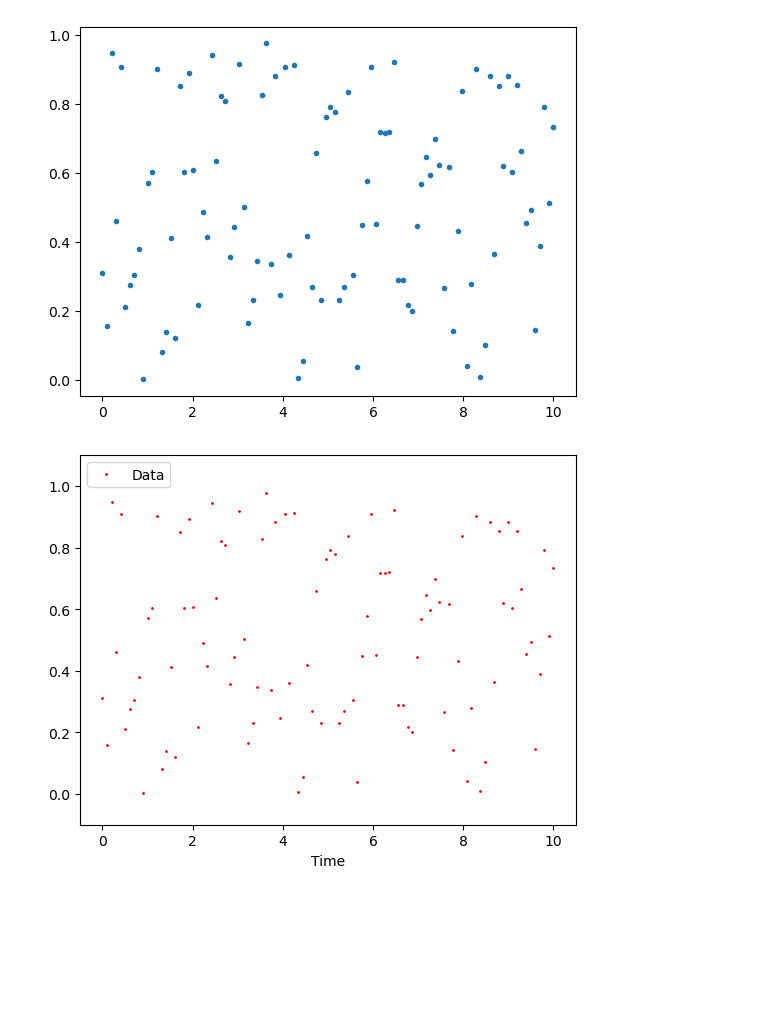
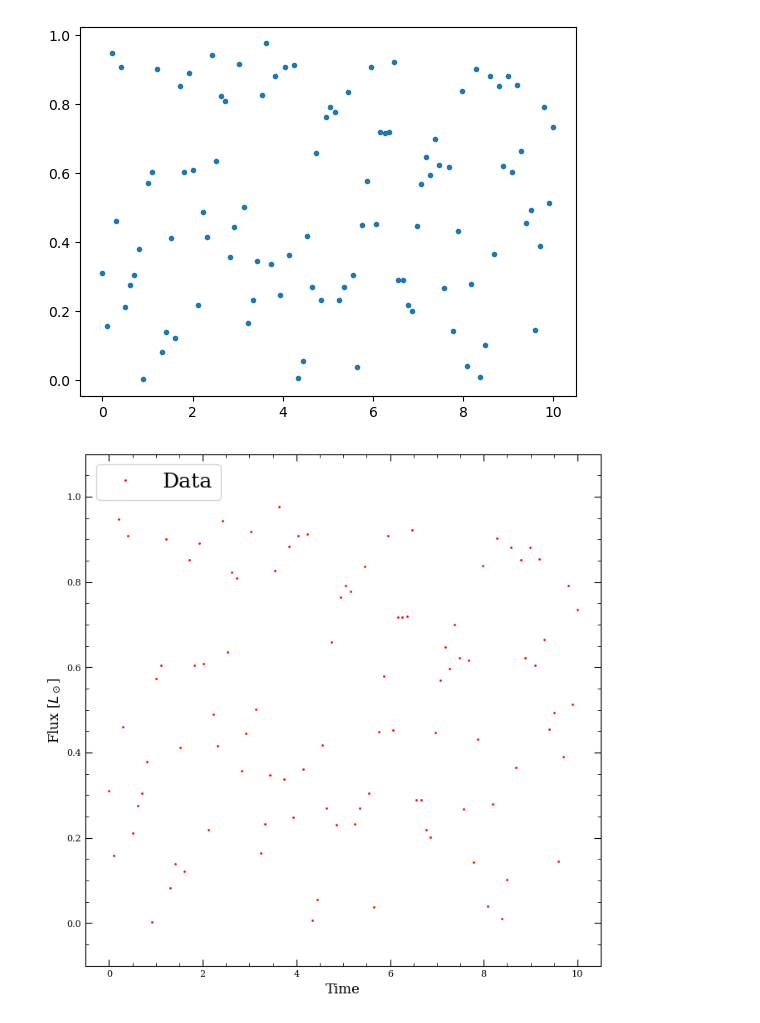
Before and after one commit to spyphyz/msc_sandbox, a Jupyter notebook: msc_sandbox.ipynb, the cells around one changed output. Cells and saved outputs as stored; diff of their text form; code cells hidden in the pictures; blank space fills up the shorter version.

```diff
--- a/msc_sandbox.ipynb
+++ b/msc_sandbox.ipynb
@@ -2582,11 +2582,37 @@ plt.show()  # this is the command that actually displays the plot; not necessary
 [figure]
 # %%
 """The following is the OOP method of plotting"""
-fix, ax = plt.subplots()  # creates a figure and a set of subplots
+
+plt.rc("font", size=16, family="serif")  # sets the font size globally for the plot
+
+fig, ax = plt.subplots(figsize=(8,8))  # creates a figure and a set of subplots
 ax.plot(x, y, 'o', ms=1, color='red', label='Data')  # plot the data; ms = markersize
-ax.legend(loc=2)  # adds a legend to the plot
-ax.set_xlabel('Time')  # adds a label to the x-axis
+
+ax.legend(loc=2, prop={'size': 18})  # adds a legend to the plot
+ax.set_xlabel('Time', fontsize=12)  # adds a label to the x-axis
+ax.set_ylabel(r'Flux [$L_\odot$]', fontsize=12)  # adds a label to the y-axis; prepend with r to get LaTeX-style formatting
 ax.set_ylim(-0.1, 1.1)  # sets the limits of the y-axis
+
+# plotting minor ticks on the axes
+# we can create a simple loop with a parameter dictionary to save some lines
+
+from matplotlib.ticker import MultipleLocator # this is a class that helps with setting the minor ticks on the axes
+
+for prop in [('major', 6),('minor', 3)]:
+    ax.tick_params(which=prop[0],
+                   axis='both',
+                   direction='in',
+                   length=prop[1],
+                   top=True,
+                   right=True,
+                   labelsize=8)  # sets the direction and length of the ticks on the y-axis
+XminorLocator = MultipleLocator(0.5)  # sets the minor ticks on the x-axis
+YminorLocator = MultipleLocator(0.05)  # sets the minor ticks on the y-axis
+ax.xaxis.set_minor_locator(XminorLocator)
+ax.yaxis.set_minor_locator(YminorLocator)
+
 plt.show()  # display the plot
+
+# see also: https://matplotlib.org/stable/gallery/ticks_and_spines/multiple_locators.html
 # %% [output]
-[figure, old version]
+[figure, new version]
```
